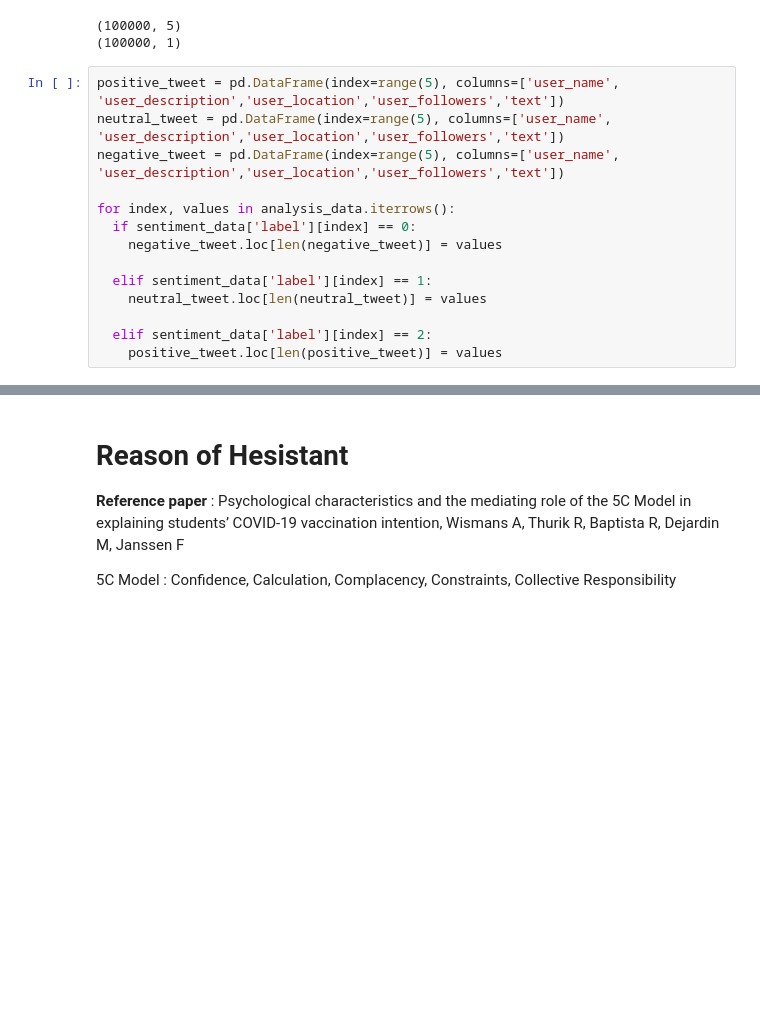
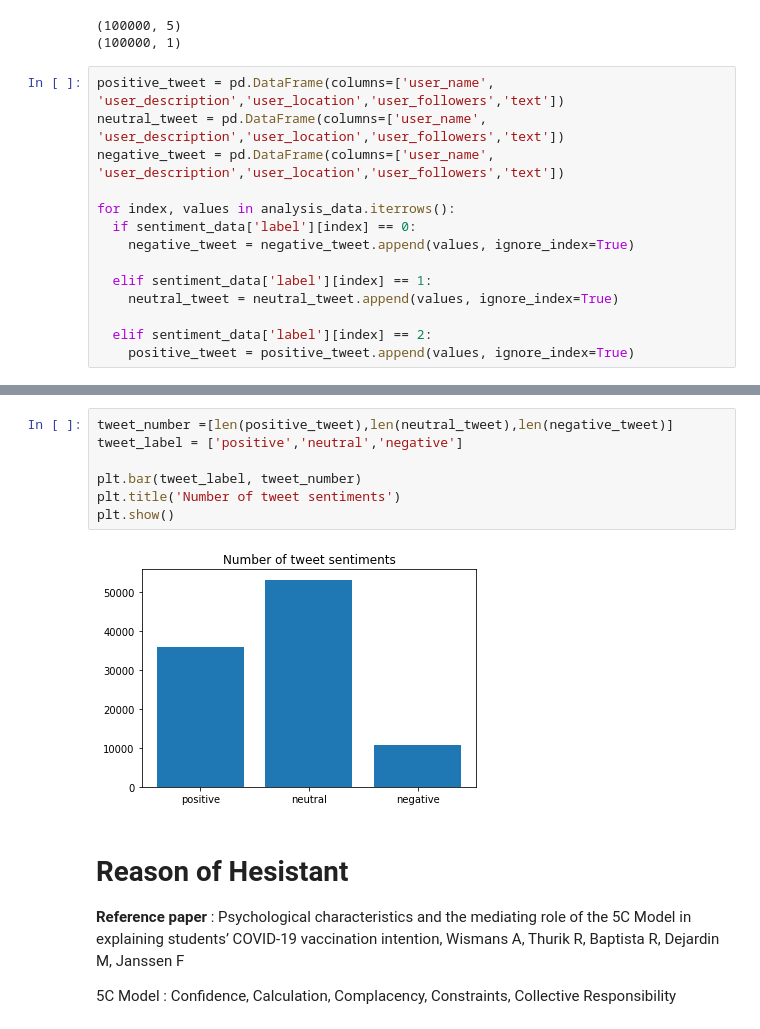
Before and after one commit to wlsgud623/vaccine_tweet_analysis, a Jupyter notebook: VaccineHesistant.ipynb, the cells around one changed output, grey strips where cells are left out. Saved outputs shown, nothing was run; the diff lists cells and outputs as text; blank space fills up the shorter version.

```diff
--- a/VaccineHesistant.ipynb
+++ b/VaccineHesistant.ipynb
@@ -117,16 +118,16 @@ print(sentiment_data.shape)
 (100000, 5)
 (100000, 1)
 # %%
-positive_tweet = pd.DataFrame(index=range(5), columns=['user_name', 'user_description','user_location','user_followers','text'])
-neutral_tweet = pd.DataFrame(index=range(5), columns=['user_name', 'user_description','user_location','user_followers','text'])
-negative_tweet = pd.DataFrame(index=range(5), columns=['user_name', 'user_description','user_location','user_followers','text'])
+positive_tweet = pd.DataFrame(columns=['user_name', 'user_description','user_location','user_followers','text'])
+neutral_tweet = pd.DataFrame(columns=['user_name', 'user_description','user_location','user_followers','text'])
+negative_tweet = pd.DataFrame(columns=['user_name', 'user_description','user_location','user_followers','text'])
 
 for index, values in analysis_data.iterrows():
   if sentiment_data['label'][index] == 0:
-    negative_tweet.loc[len(negative_tweet)] = values
+    negative_tweet = negative_tweet.append(values, ignore_index=True)
 
   elif sentiment_data['label'][index] == 1:
-    neutral_tweet.loc[len(neutral_tweet)] = values
+    neutral_tweet = neutral_tweet.append(values, ignore_index=True)
 
   elif sentiment_data['label'][index] == 2:
-    positive_tweet.loc[len(positive_tweet)] = values
+    positive_tweet = positive_tweet.append(values, ignore_index=True)
@@ -135,3 +151,12 @@ positive_tweet.head()
+# %%
+tweet_number =[len(positive_tweet),len(neutral_tweet),len(negative_tweet)]
+tweet_label = ['positive','neutral','negative']
+
+plt.bar(tweet_label, tweet_number)
+plt.title('Number of tweet sentiments')
+plt.show()
+# %% [output]
+[figure, added]
 # %% [markdown]
 # Reason of Hesistant
 **Reference paper** : Psychological characteristics and the mediating role of the 5C Model in explaining students’ COVID-19 vaccination intention, Wismans A, Thurik R, Baptista R, Dejardin M, Janssen F
```
Also changed, not shown: parts of 6 cells of this notebook.
